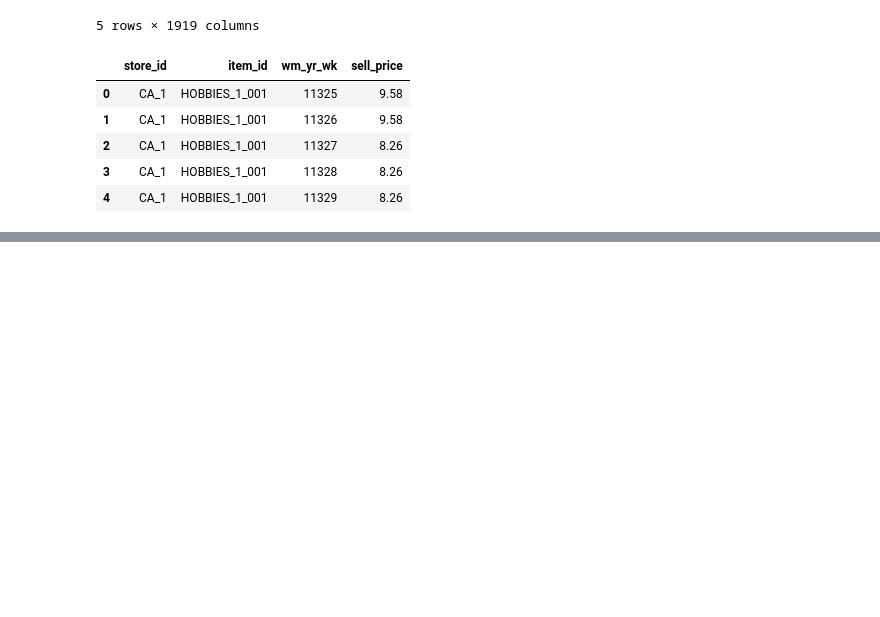
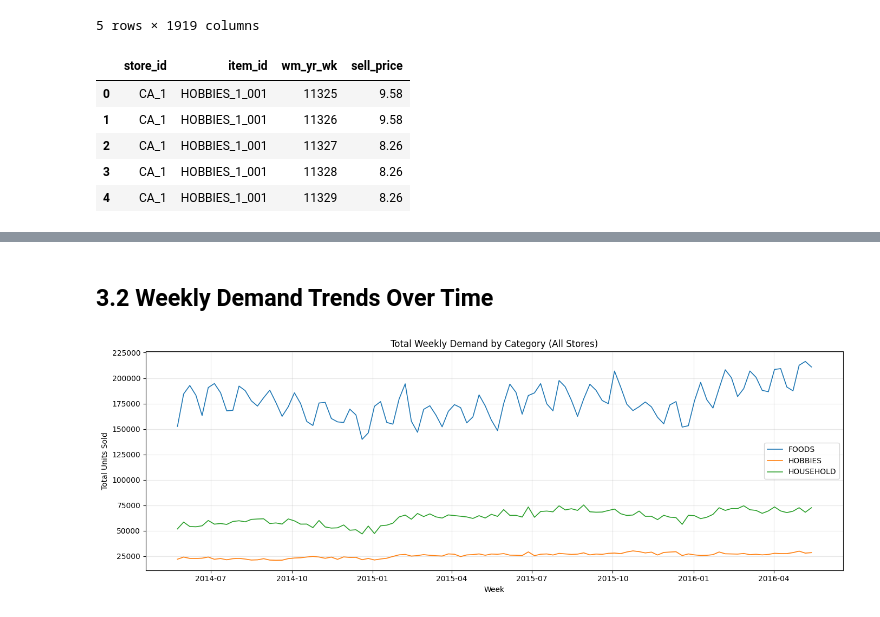
Before and after one commit to isaacvm98/ids705_project, a Jupyter notebook: notebooks/notebook_01_data_loading_and_eda.ipynb, the cells around one changed output, grey strips where cells are left out. Cells and saved outputs as stored; diff of their text form; code cells hidden in the pictures; blank space fills up the shorter version.

```diff
--- a/notebooks/notebook_01_data_loading_and_eda.ipynb
+++ b/notebooks/notebook_01_data_loading_and_eda.ipynb
@@ -50,0 +253,18 @@ sell_prices.head()
+# %% [markdown]
+## 3.2 Weekly Demand Trends Over Time
+# %%
+fig, ax = plt.subplots(figsize=(14, 5))
+
+for cat in sorted(weekly['cat_id'].unique()):
+    cat_ts = weekly[weekly['cat_id'] == cat].groupby('week_start')['weekly_units'].sum().sort_index()
+    ax.plot(cat_ts.index, cat_ts.values, label=cat, linewidth=1.2)
+
+ax.set_title('Total Weekly Demand by Category (All Stores)')
+ax.set_xlabel('Week')
+ax.set_ylabel('Total Units Sold')
+ax.legend()
+ax.grid(alpha=0.3)
+plt.tight_layout()
+plt.show()
+# %% [output]
+[figure, added]
```
Also changed, not shown: parts of 33 cells of this notebook, 3 other files.
